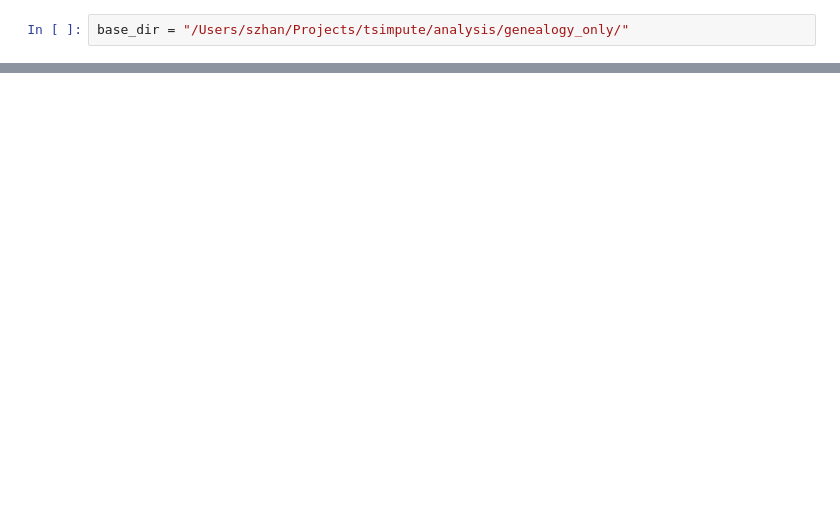
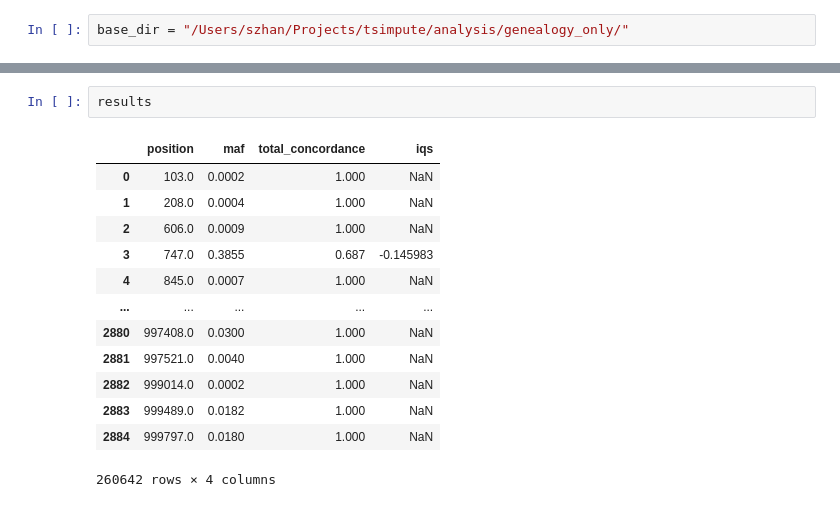
Before and after one commit to szhan/tsimpute, a Jupyter notebook: notebooks/plot_results.ipynb, the cells around one changed output, grey strips where cells are left out. Saved outputs shown, nothing was run; the diff lists cells and outputs as text; blank space fills up the shorter version.

```diff
--- a/notebooks/plot_results.ipynb
+++ b/notebooks/plot_results.ipynb
@@ -22,0 +35,16 @@ for i in np.arange(1, 101):
+# %%
+results
+# %% [output]
+|  | position | maf | total_concordance | iqs |
+| 0 | 103.0 | 0.0002 | 1.000 | NaN |
+| 1 | 208.0 | 0.0004 | 1.000 | NaN |
+| 2 | 606.0 | 0.0009 | 1.000 | NaN |
+| 3 | 747.0 | 0.3855 | 0.687 | -0.145983 |
+| 4 | 845.0 | 0.0007 | 1.000 | NaN |
+| ... | ... | ... | ... | ... |
+| 2880 | 997408.0 | 0.0300 | 1.000 | NaN |
+| 2881 | 997521.0 | 0.0040 | 1.000 | NaN |
+| 2882 | 999014.0 | 0.0002 | 1.000 | NaN |
+| 2883 | 999489.0 | 0.0182 | 1.000 | NaN |
+| 2884 | 999797.0 | 0.0180 | 1.000 | NaN |
+260642 rows × 4 columns
```
Also changed, not shown: parts of 9 cells of this notebook.
